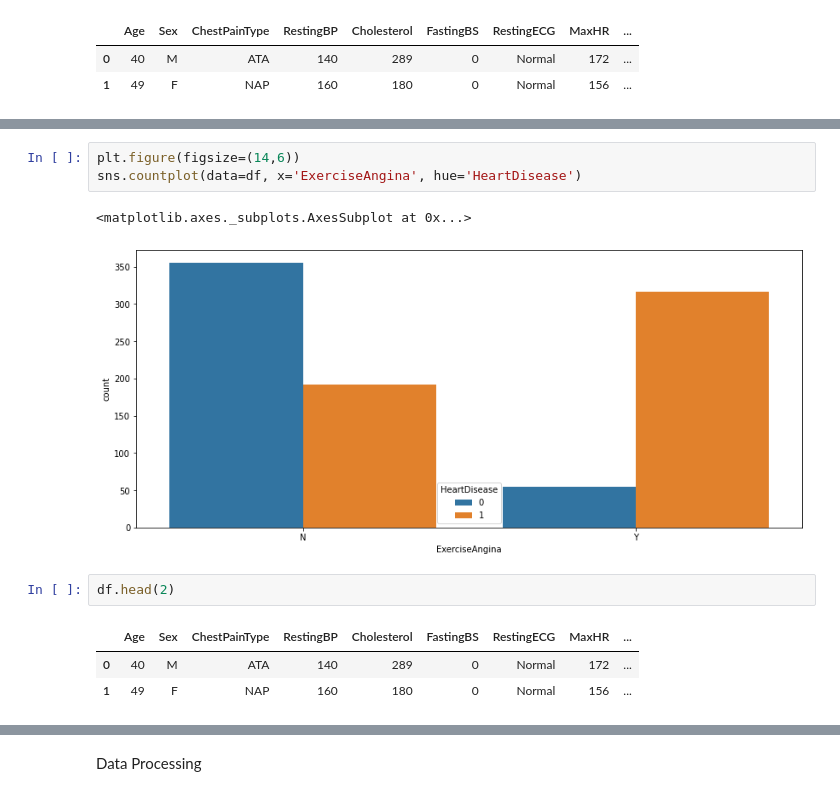
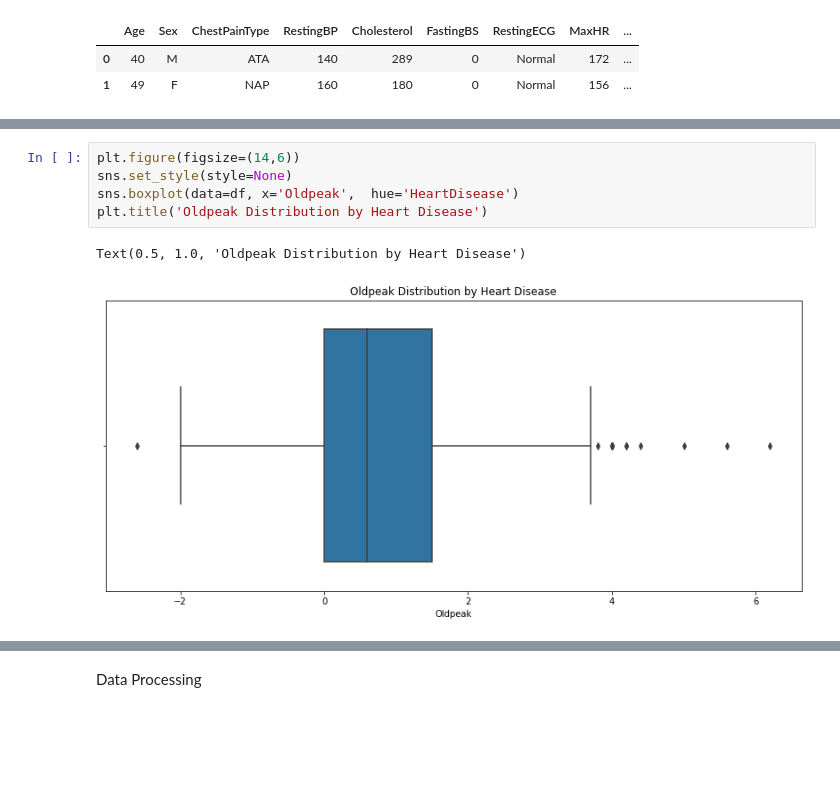
Before and after one commit to Yusufadepoju/Heart-Disease-Prediction-Analysis-and-Model, a Jupyter notebook: Heart.ipynb, the cells around one changed output, grey strips where cells are left out. Cells and saved outputs as stored; diff of their text form; blank space fills up the shorter version.

```diff
--- a/Heart.ipynb
+++ b/Heart.ipynb
@@ -199,12 +397,8 @@ df.head(2)
 # %%
 plt.figure(figsize=(14,6))
-sns.countplot(data=df, x='ExerciseAngina', hue='HeartDisease')
+sns.set_style(style=None)
+sns.boxplot(data=df, x='Oldpeak',  hue='HeartDisease')
+plt.title('Oldpeak Distribution by Heart Disease')
 # %% [output]
-<matplotlib.axes._subplots.AxesSubplot at 0x...>
+Text(0.5, 1.0, 'Oldpeak Distribution by Heart Disease')
-[figure, old version]
+[figure, new version]
-# %%
-df.head(2)
-# %% [output]
-|  | Age | Sex | ChestPainType | RestingBP | Cholesterol | FastingBS | RestingECG | MaxHR | ... |
-| 0 | 40 | M | ATA | 140 | 289 | 0 | Normal | 172 | ... |
-| 1 | 49 | F | NAP | 160 | 180 | 0 | Normal | 156 | ... |
```
Also changed, not shown: parts of 109 cells of this notebook.
